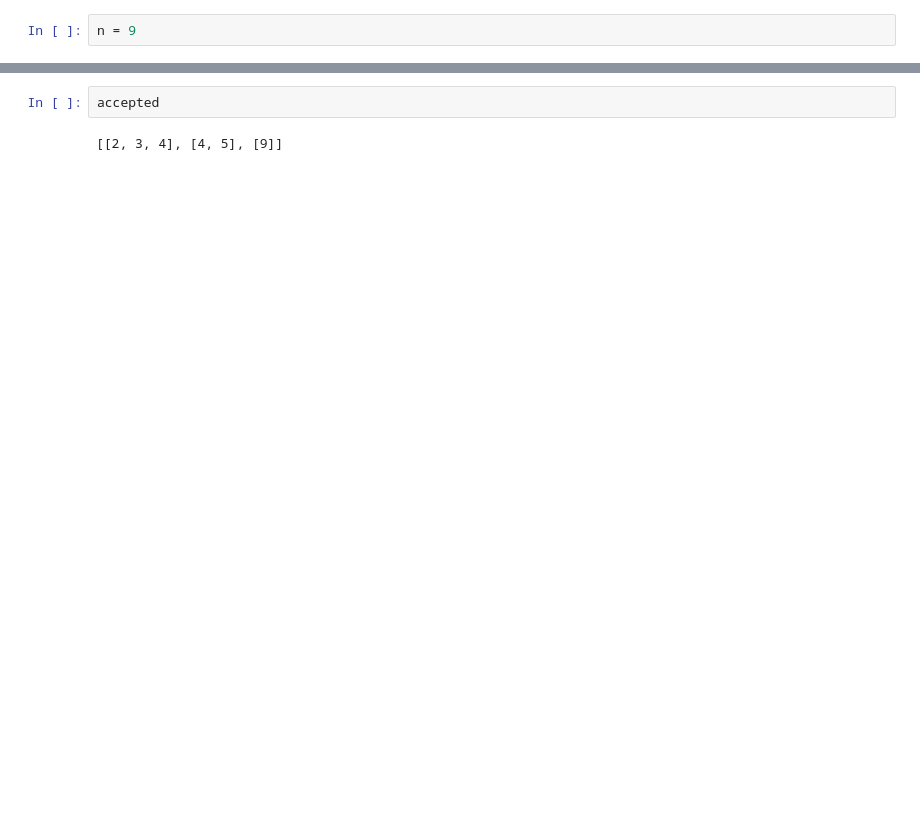
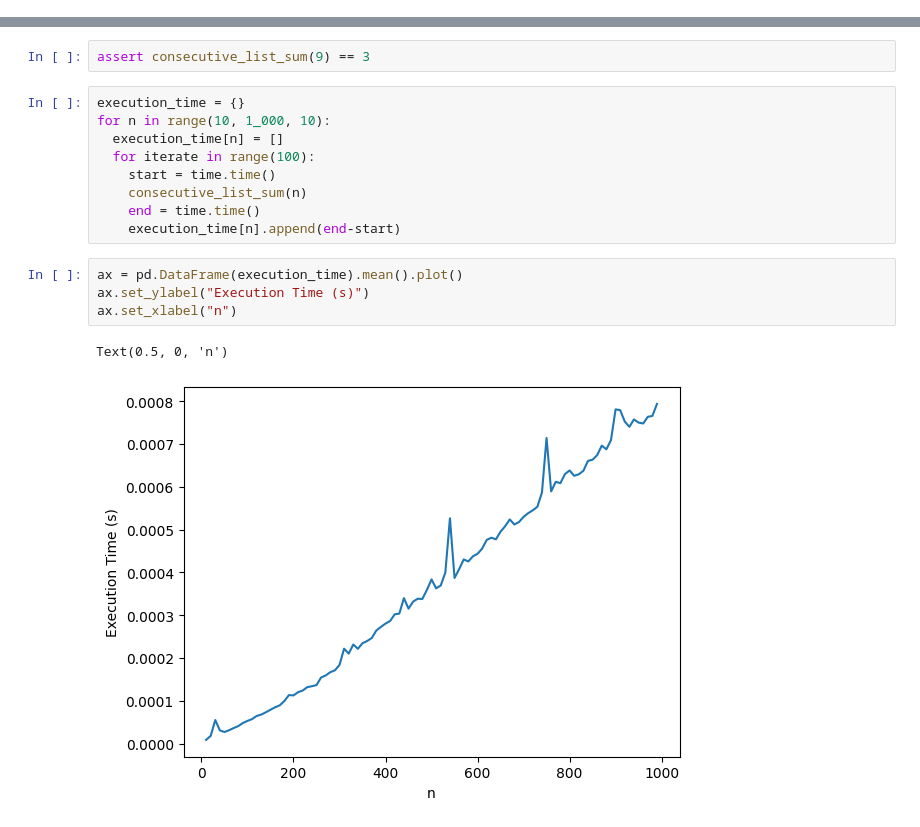
Before and after one commit to armanboyaci/notebooks, a Jupyter notebook: datascience_questions/q11_datascience.ipynb, the cells around one changed output, grey strips where cells are left out. Saved outputs shown, nothing was run; the diff lists cells and outputs as text; blank space fills up the shorter version.

```diff
--- a/datascience_questions/q11_datascience.ipynb
+++ b/datascience_questions/q11_datascience.ipynb
@@ -1,4 +1,2 @@
 # %% [markdown]
 <a href="https://colab.research.google.com/github/armanboyaci/notebooks/blob/master/datascience_questions/q11_datascience.ipynb" target="_parent"><img src="https://colab.research.google.com/assets/colab-badge.svg" alt="Open In Colab"/></a>
-# %%
-n = 9
@@ -44,4 +32,18 @@ accept [9]
-# %%
-accepted
-# %% [output]
-[[2, 3, 4], [4, 5], [9]]
+# %%
+assert consecutive_list_sum(9) == 3
+# %%
+execution_time = {}
+for n in range(10, 1_000, 10):
+  execution_time[n] = []
+  for iterate in range(100):
+    start = time.time()
+    consecutive_list_sum(n)
+    end = time.time()
+    execution_time[n].append(end-start)
+# %%
+ax = pd.DataFrame(execution_time).mean().plot()
+ax.set_ylabel("Execution Time (s)")
+ax.set_xlabel("n")
+# %% [output]
+Text(0.5, 0, 'n')
+[figure, added]
```
Also changed, not shown: parts of 3 cells of this notebook.
